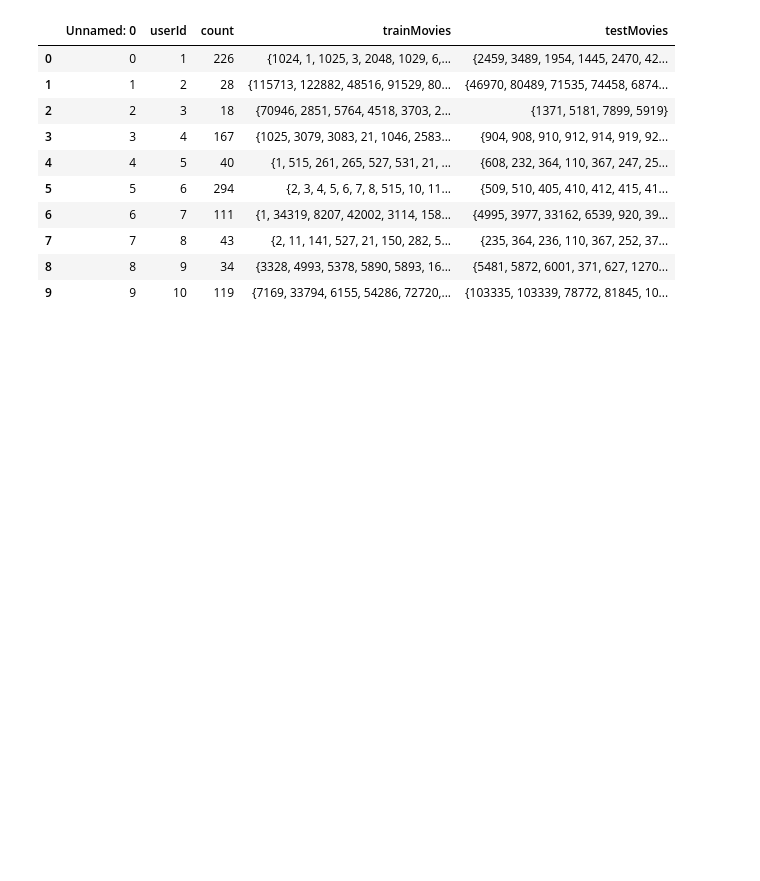
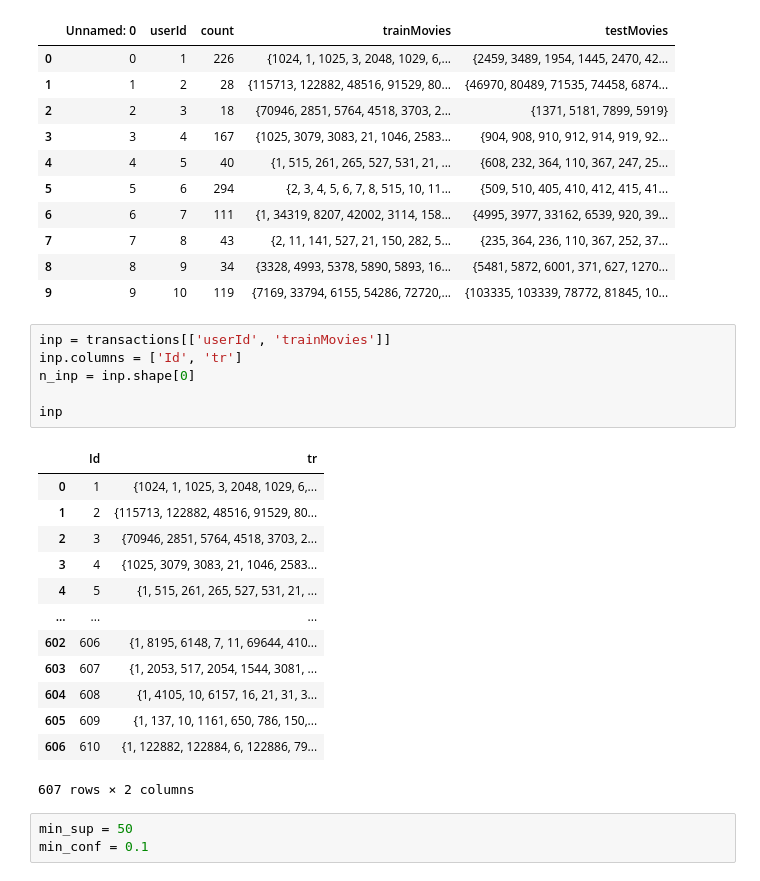
Before and after one commit to Data-Analytics-IIITH/A3, a Jupyter notebook: 3_recommender.ipynb, the cells around one changed output. Cells and saved outputs as stored; diff of their text form; blank space fills up the shorter version.

```diff
--- a/3_recommender.ipynb
+++ b/3_recommender.ipynb
@@ -181,3 +189,26 @@ transactions.head(10)
 | 7 | 7 | 8 | 43 | {2, 11, 141, 527, 21, 150, 282, 5... | {235, 364, 236, 110, 367, 252, 37... |
 | 8 | 8 | 9 | 34 | {3328, 4993, 5378, 5890, 5893, 16... | {5481, 5872, 6001, 371, 627, 1270... |
 | 9 | 9 | 10 | 119 | {7169, 33794, 6155, 54286, 72720,... | {103335, 103339, 78772, 81845, 10... |
+# %%
+inp = transactions[['userId', 'trainMovies']]
+inp.columns = ['Id', 'tr']
+n_inp = inp.shape[0]
+
+inp
+# %% [output]
+|  | Id | tr |
+| 0 | 1 | {1024, 1, 1025, 3, 2048, 1029, 6,... |
+| 1 | 2 | {115713, 122882, 48516, 91529, 80... |
+| 2 | 3 | {70946, 2851, 5764, 4518, 3703, 2... |
+| 3 | 4 | {1025, 3079, 3083, 21, 1046, 2583... |
+| 4 | 5 | {1, 515, 261, 265, 527, 531, 21, ... |
+| ... | ... | ... |
+| 602 | 606 | {1, 8195, 6148, 7, 11, 69644, 410... |
+| 603 | 607 | {1, 2053, 517, 2054, 1544, 3081, ... |
+| 604 | 608 | {1, 4105, 10, 6157, 16, 21, 31, 3... |
+| 605 | 609 | {1, 137, 10, 1161, 650, 786, 150,... |
+| 606 | 610 | {1, 122882, 122884, 6, 122886, 79... |
+607 rows × 2 columns
+# %%
+min_sup = 50
+min_conf = 0.1
```
Also changed, not shown: parts of 11 cells of this notebook.
